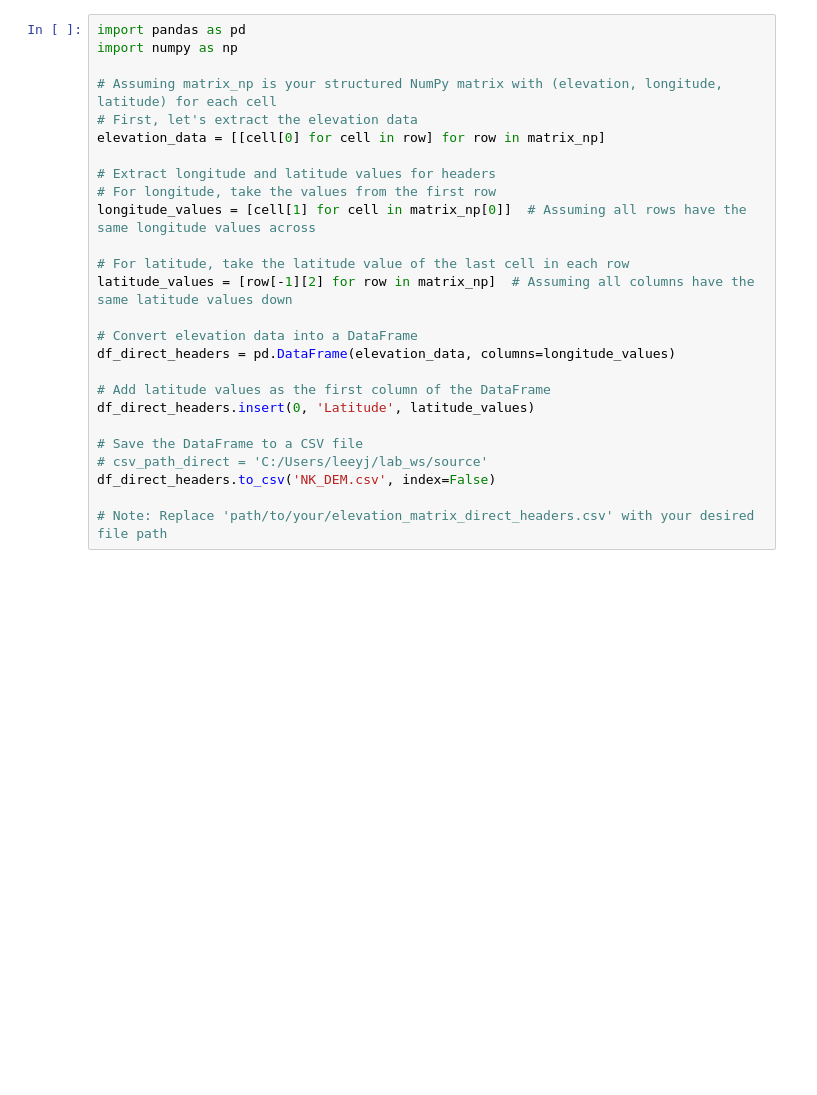
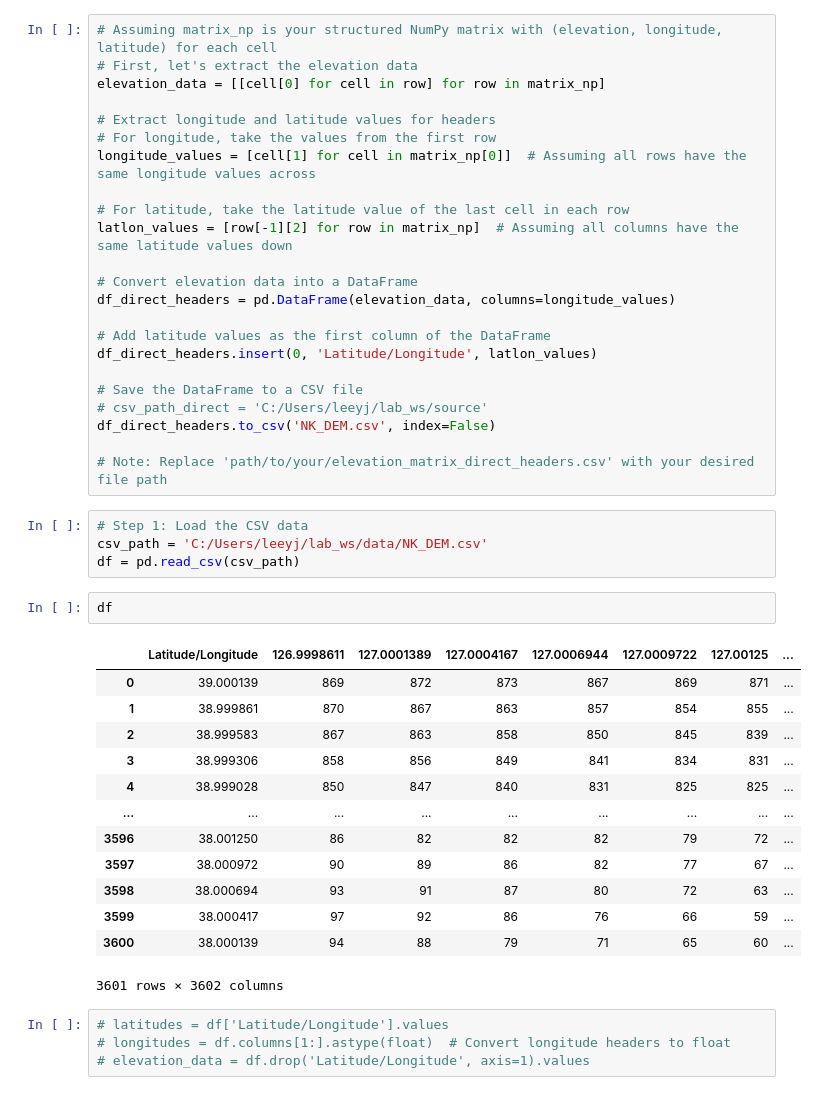
Before and after one commit to BrilliantCarrot/lwj_ws, a Jupyter notebook: VTD/DEM_Extraction.ipynb, the cells around one changed output. Drawn from its saved outputs; the diff is of its cells as text; blank space fills up the shorter version.

Commit message:
DEM data are being modified(Index)

```diff
--- a/VTD/DEM_Extraction.ipynb
+++ b/VTD/DEM_Extraction.ipynb
@@ -123,9 +145,6 @@ df.insert(0, 'Latitude', lat_headers)
 # Save to CSV
 df.to_csv('elevation_matrix.csv', index=False)
 # %%
-import pandas as pd
-import numpy as np
-
 # Assuming matrix_np is your structured NumPy matrix with (elevation, longitude, latitude) for each cell
 # First, let's extract the elevation data
 elevation_data = [[cell[0] for cell in row] for row in matrix_np]
@@ -135,16 +154,40 @@ elevation_data = [[cell[0] for cell in row] for row in matrix_np]
 longitude_values = [cell[1] for cell in matrix_np[0]]  # Assuming all rows have the same longitude values across
 
 # For latitude, take the latitude value of the last cell in each row
-latitude_values = [row[-1][2] for row in matrix_np]  # Assuming all columns have the same latitude values down
+latlon_values = [row[-1][2] for row in matrix_np]  # Assuming all columns have the same latitude values down
 
 # Convert elevation data into a DataFrame
 df_direct_headers = pd.DataFrame(elevation_data, columns=longitude_values)
 
 # Add latitude values as the first column of the DataFrame
-df_direct_headers.insert(0, 'Latitude', latitude_values)
+df_direct_headers.insert(0, 'Latitude/Longitude', latlon_values)
 
 # Save the DataFrame to a CSV file
 # csv_path_direct = 'C:/Users/leeyj/lab_ws/source'
 df_direct_headers.to_csv('NK_DEM.csv', index=False)
 
 # Note: Replace 'path/to/your/elevation_matrix_direct_headers.csv' with your desired file path
+# %%
+# Step 1: Load the CSV data
+csv_path = 'C:/Users/leeyj/lab_ws/data/NK_DEM.csv'
+df = pd.read_csv(csv_path)
+# %%
+df
+# %% [output]
+|  | Latitude/Longitude | 126.9998611 | 127.0001389 | 127.0004167 | 127.0006944 | 127.0009722 | 127.00125 | ... |
+| 0 | 39.000139 | 869 | 872 | 873 | 867 | 869 | 871 | ... |
+| 1 | 38.999861 | 870 | 867 | 863 | 857 | 854 | 855 | ... |
+| 2 | 38.999583 | 867 | 863 | 858 | 850 | 845 | 839 | ... |
+| 3 | 38.999306 | 858 | 856 | 849 | 841 | 834 | 831 | ... |
+| 4 | 38.999028 | 850 | 847 | 840 | 831 | 825 | 825 | ... |
+| ... | ... | ... | ... | ... | ... | ... | ... | ... |
+| 3596 | 38.001250 | 86 | 82 | 82 | 82 | 79 | 72 | ... |
+| 3597 | 38.000972 | 90 | 89 | 86 | 82 | 77 | 67 | ... |
+| 3598 | 38.000694 | 93 | 91 | 87 | 80 | 72 | 63 | ... |
+| 3599 | 38.000417 | 97 | 92 | 86 | 76 | 66 | 59 | ... |
+| 3600 | 38.000139 | 94 | 88 | 79 | 71 | 65 | 60 | ... |
+3601 rows × 3602 columns
+# %%
+# latitudes = df['Latitude/Longitude'].values
+# longitudes = df.columns[1:].astype(float)  # Convert longitude headers to float
+# elevation_data = df.drop('Latitude/Longitude', axis=1).values
```
Also changed, not shown: parts of 13 cells of this notebook.
